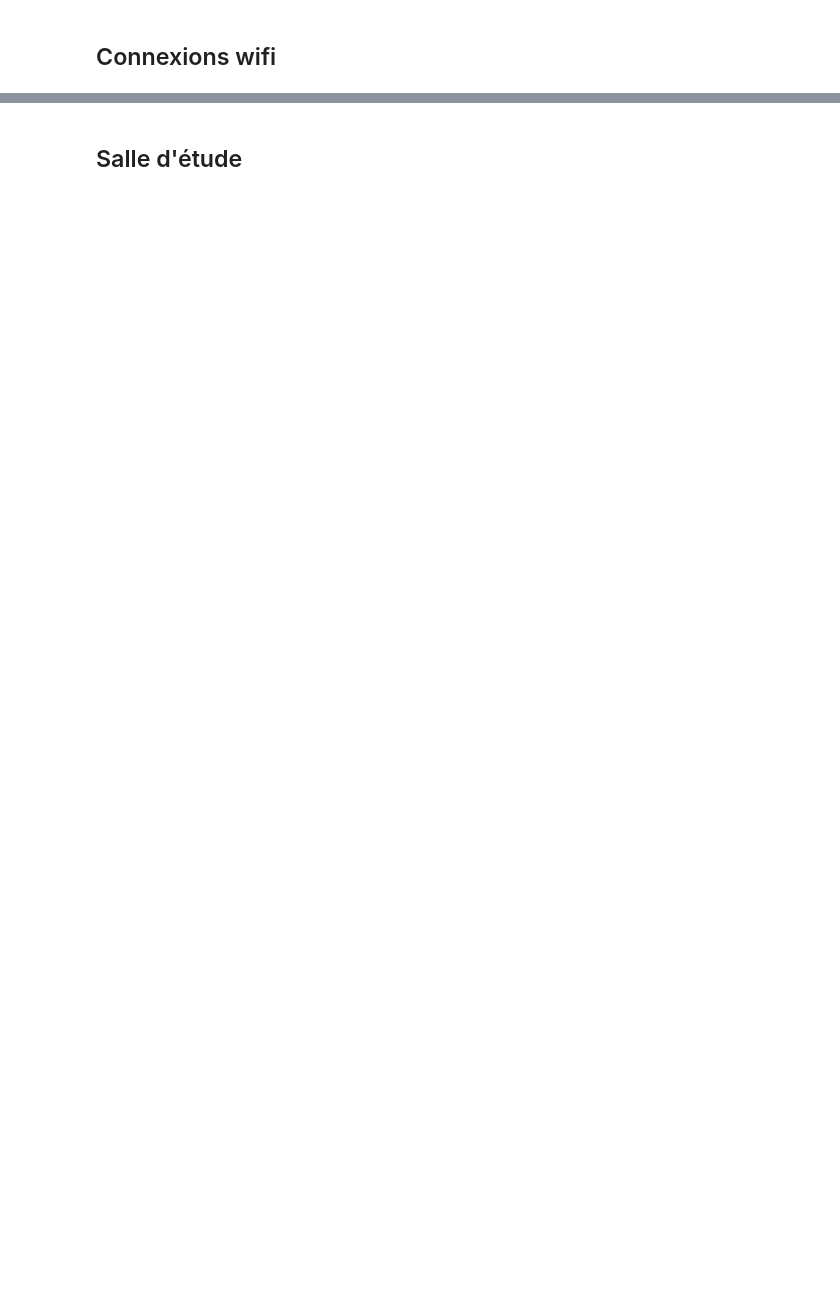
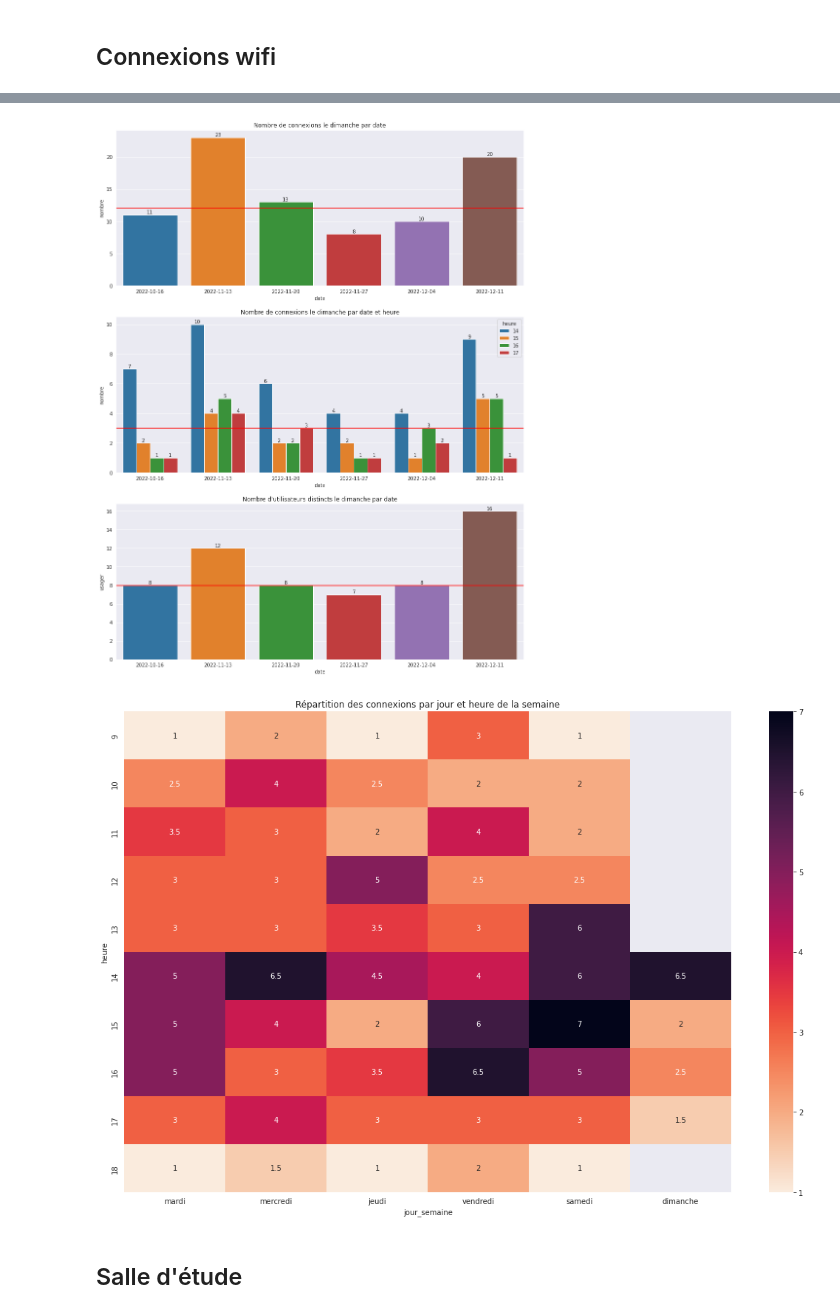
Before and after one commit to ragbx/kibini2, a Jupyter notebook: kibini/notebook_activite.ipynb, the cells around one changed output, grey strips where cells are left out. Saved outputs shown, nothing was run; the diff lists cells and outputs as text; code cells hidden in the pictures; blank space fills up the shorter version.

```diff
--- a/kibini/notebook_activite.ipynb
+++ b/kibini/notebook_activite.ipynb
@@ -688,7 +688,7 @@ f.tight_layout()
 # %%
 query = f"""SELECT start_wifi as date_heure, borrowernumber as usager
 FROM stat_wifi
-WHERE DATE(start_wifi) BETWEEN {date_debut} AND '{date_fin}'
+WHERE DATE(start_wifi) BETWEEN '2022-10-15' AND '{date_fin}'
 """
 wifi = StatActivite(db_conn=db_conn, query=query, c2l=c2l)
 wifi.get_df_activite(jourSemaine=6)
@@ -724,3 +723,5 @@ ParserError: year 0 is out of range: 0000-00-00 00:00:00
+[figure, added]
+[figure, added]
 # %% [markdown]
 ## Salle d'étude
 # %%
```
Also changed, not shown: parts of 16 cells of this notebook, 1 other file.
